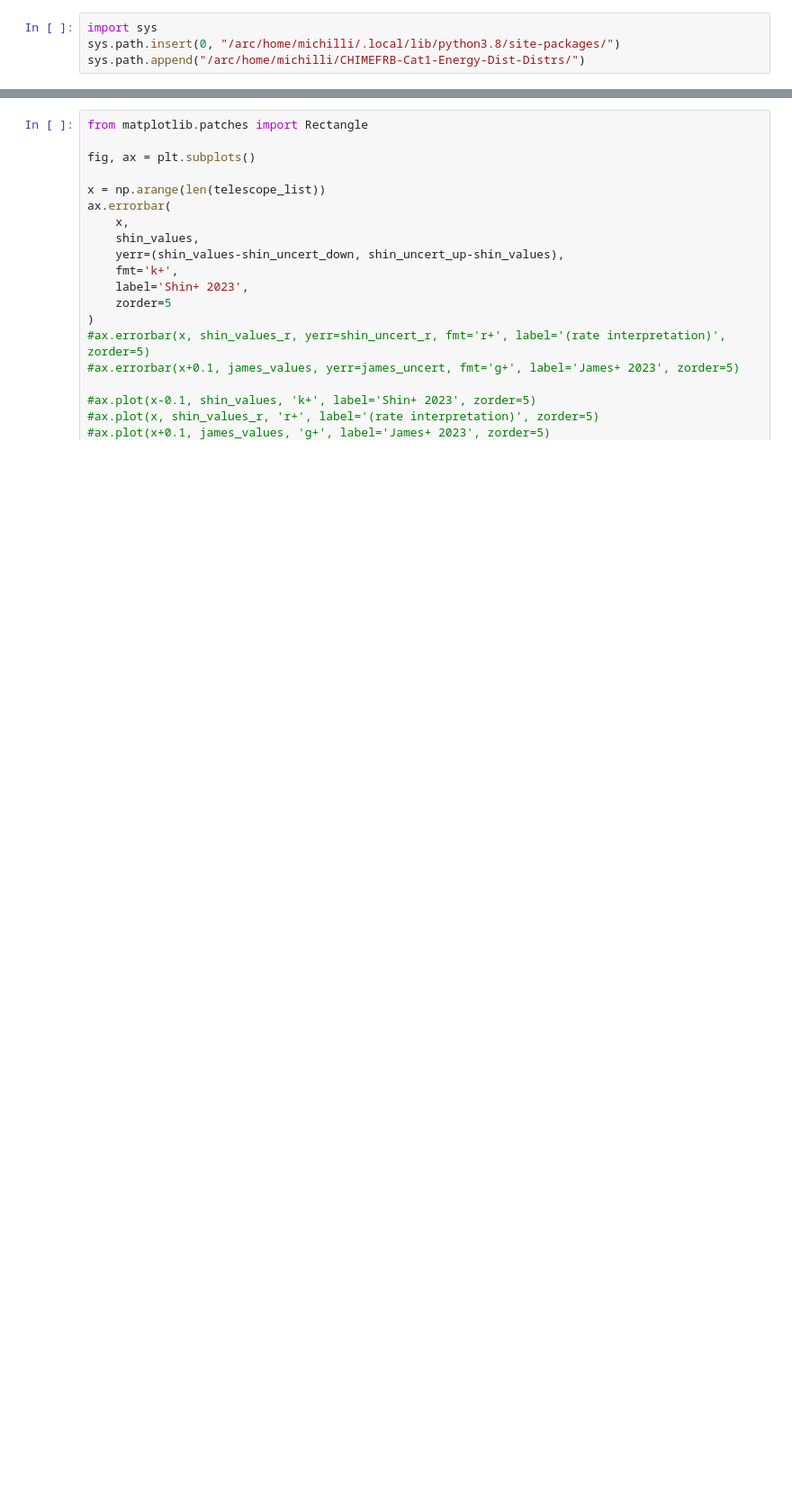
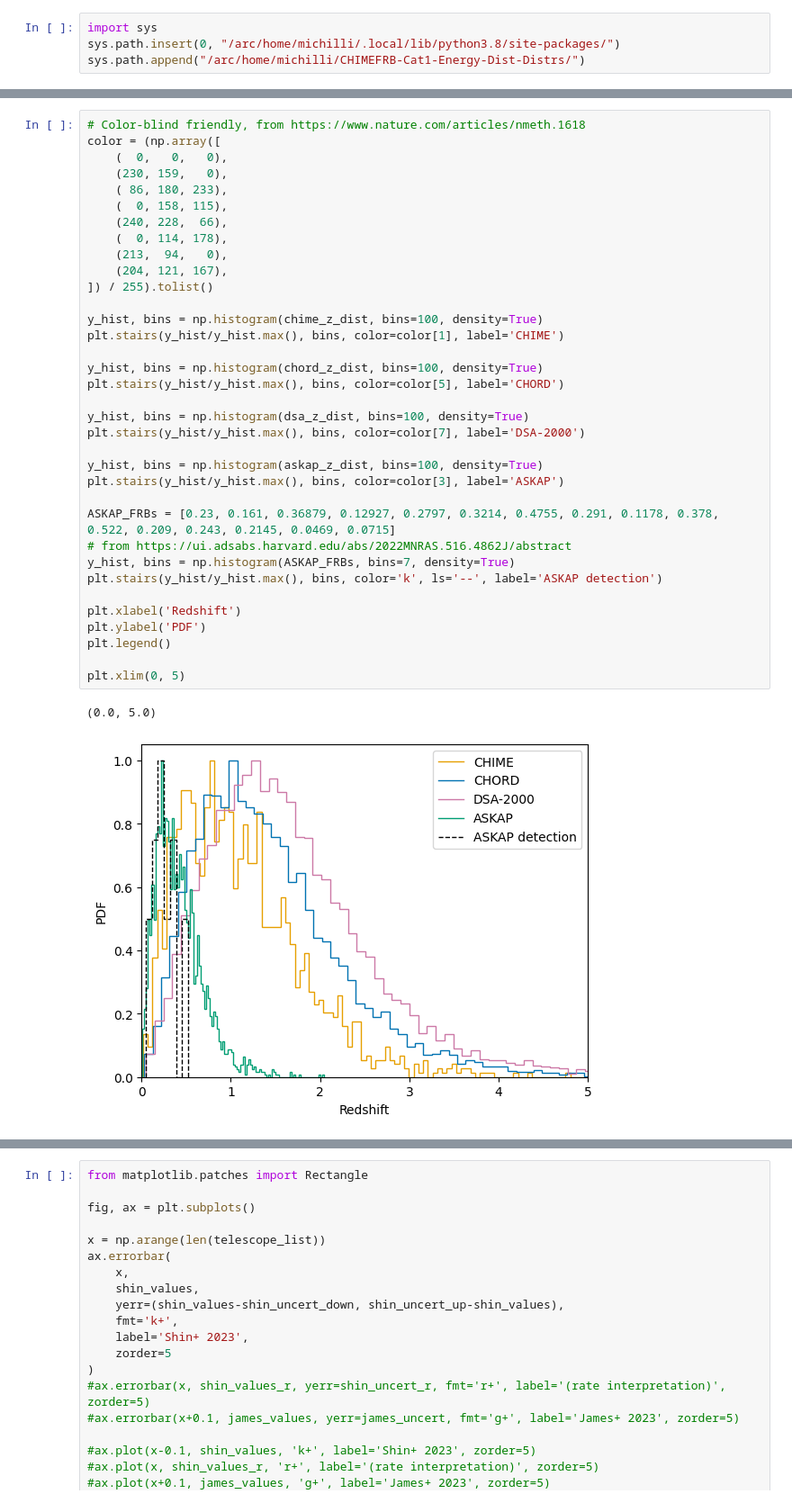
Before and after one commit to danielemichilli/slf, a Jupyter notebook: Gravitational_Lensing.ipynb, the cells around one changed output, grey strips where cells are left out. Shown at 90% size. Drawn from its saved outputs; the diff is of its cells as text; blank space fills up the shorter version.

```diff
--- a/Gravitational_Lensing.ipynb
+++ b/Gravitational_Lensing.ipynb
@@ -1401,0 +1531,38 @@ Completed 90%
+# %%
+# Color-blind friendly, from https://www.nature.com/articles/nmeth.1618
+color = (np.array([
+    (  0,   0,   0),
+    (230, 159,   0),
+    ( 86, 180, 233),
+    (  0, 158, 115),
+    (240, 228,  66),
+    (  0, 114, 178),
+    (213,  94,   0),
+    (204, 121, 167),
+]) / 255).tolist()
+
+y_hist, bins = np.histogram(chime_z_dist, bins=100, density=True)
+plt.stairs(y_hist/y_hist.max(), bins, color=color[1], label='CHIME')
+
+y_hist, bins = np.histogram(chord_z_dist, bins=100, density=True)
+plt.stairs(y_hist/y_hist.max(), bins, color=color[5], label='CHORD')
+
+y_hist, bins = np.histogram(dsa_z_dist, bins=100, density=True)
+plt.stairs(y_hist/y_hist.max(), bins, color=color[7], label='DSA-2000')
+
+y_hist, bins = np.histogram(askap_z_dist, bins=100, density=True)
+plt.stairs(y_hist/y_hist.max(), bins, color=color[3], label='ASKAP')
+
+ASKAP_FRBs = [0.23, 0.161, 0.36879, 0.12927, 0.2797, 0.3214, 0.4755, 0.291, 0.1178, 0.378, 0.522, 0.209, 0.243, 0.2145, 0.0469, 0.0715]
+# from https://ui.adsabs.harvard.edu/abs/2022MNRAS.516.4862J/abstract
+y_hist, bins = np.histogram(ASKAP_FRBs, bins=7, density=True)
+plt.stairs(y_hist/y_hist.max(), bins, color='k', ls='--', label='ASKAP detection')
+
+plt.xlabel('Redshift')
+plt.ylabel('PDF')
+plt.legend()
+
+plt.xlim(0, 5)
+# %% [output]
+(0.0, 5.0)
+[figure, added]
```
Also changed, not shown: parts of 56 cells of this notebook.
